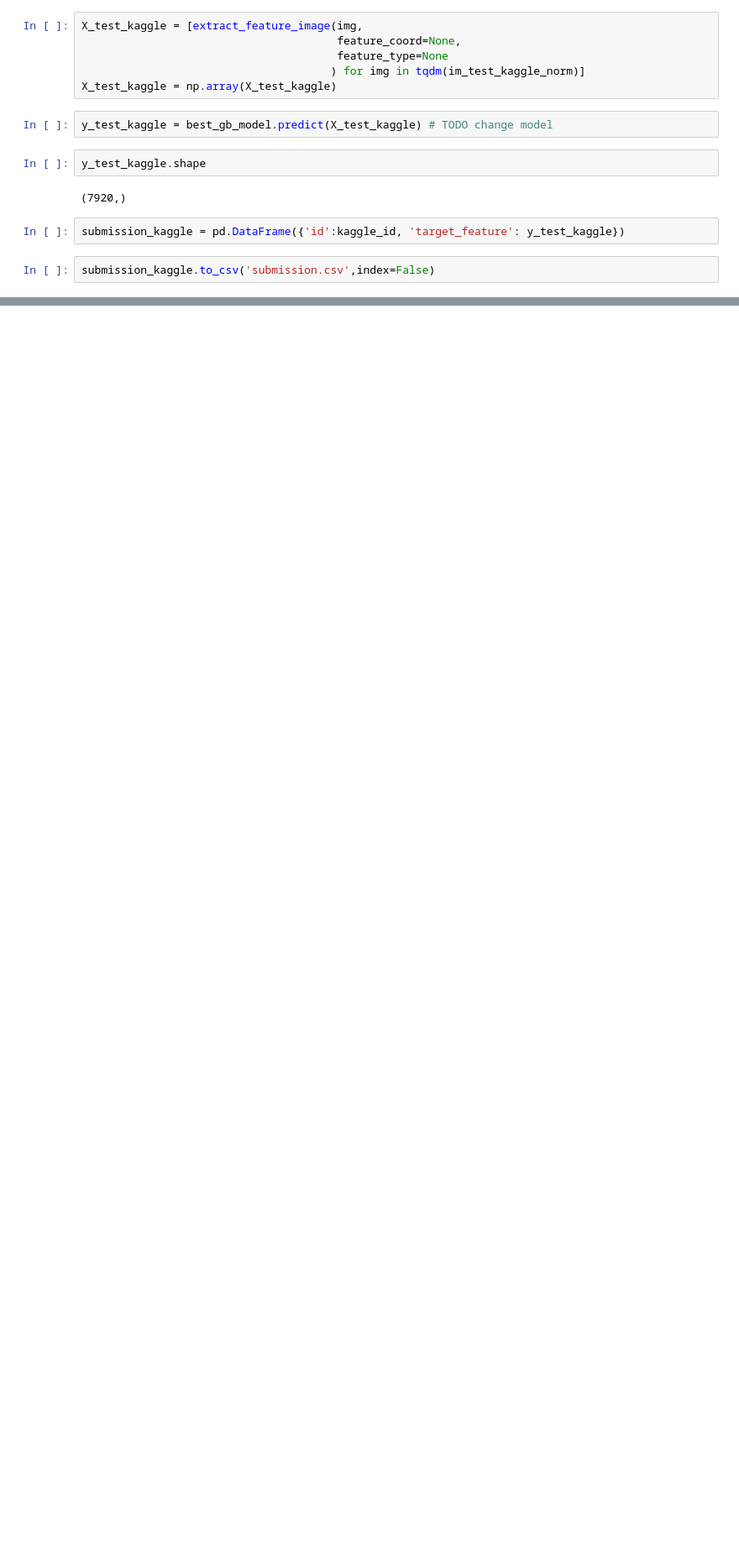
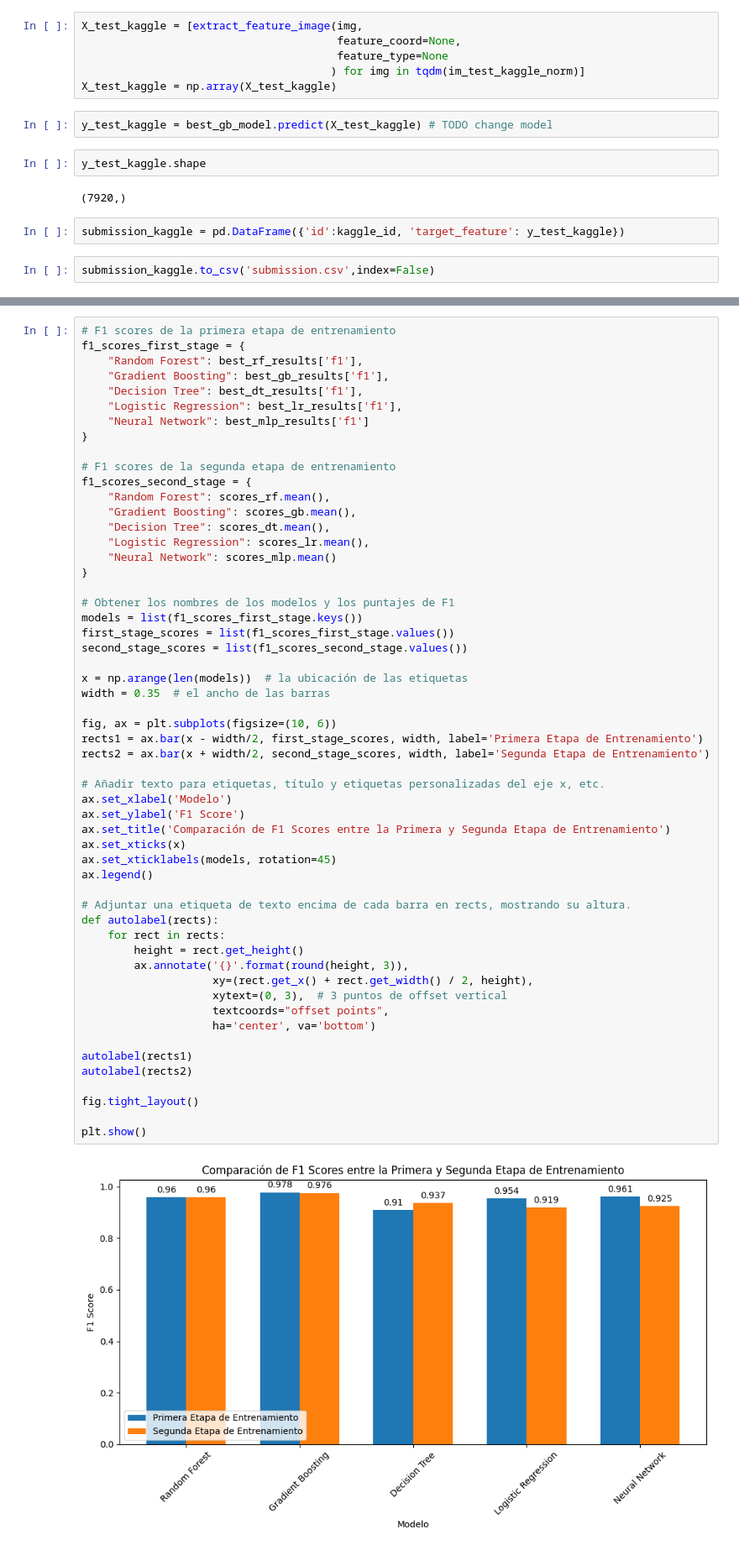
Before and after one commit to SantiagoTonarelli/Obligatorio-Machine-Learning-IA, a Jupyter notebook: Oliva-Severo-Tonarelli-Obligatorio.ipynb, the cells around one changed output, grey strips where cells are left out. Shown at 84% size. Saved outputs shown, nothing was run; the diff lists cells and outputs as text; blank space fills up the shorter version.

Commit message:
Added graphs

```diff
--- a/Oliva-Severo-Tonarelli-Obligatorio.ipynb
+++ b/Oliva-Severo-Tonarelli-Obligatorio.ipynb
@@ -592,0 +585,57 @@ submission_kaggle.to_csv('submission.csv',index=False)
+# %%
+# F1 scores de la primera etapa de entrenamiento
+f1_scores_first_stage = {
+    "Random Forest": best_rf_results['f1'],
+    "Gradient Boosting": best_gb_results['f1'],
+    "Decision Tree": best_dt_results['f1'],
+    "Logistic Regression": best_lr_results['f1'],
+    "Neural Network": best_mlp_results['f1']
+}
+
+# F1 scores de la segunda etapa de entrenamiento
+f1_scores_second_stage = {
+    "Random Forest": scores_rf.mean(),
+    "Gradient Boosting": scores_gb.mean(),
+    "Decision Tree": scores_dt.mean(),
+    "Logistic Regression": scores_lr.mean(),
+    "Neural Network": scores_mlp.mean()
+}
+
+# Obtener los nombres de los modelos y los puntajes de F1
+models = list(f1_scores_first_stage.keys())
+first_stage_scores = list(f1_scores_first_stage.values())
+second_stage_scores = list(f1_scores_second_stage.values())
+
+x = np.arange(len(models))  # la ubicación de las etiquetas
+width = 0.35  # el ancho de las barras
+
+fig, ax = plt.subplots(figsize=(10, 6))
+rects1 = ax.bar(x - width/2, first_stage_scores, width, label='Primera Etapa de Entrenamiento')
+rects2 = ax.bar(x + width/2, second_stage_scores, width, label='Segunda Etapa de Entrenamiento')
+
+# Añadir texto para etiquetas, título y etiquetas personalizadas del eje x, etc.
+ax.set_xlabel('Modelo')
+ax.set_ylabel('F1 Score')
+ax.set_title('Comparación de F1 Scores entre la Primera y Segunda Etapa de Entrenamiento')
+ax.set_xticks(x)
+ax.set_xticklabels(models, rotation=45)
+ax.legend()
+
+# Adjuntar una etiqueta de texto encima de cada barra en rects, mostrando su altura.
+def autolabel(rects):
+    for rect in rects:
+        height = rect.get_height()
+        ax.annotate('{}'.format(round(height, 3)),
+                    xy=(rect.get_x() + rect.get_width() / 2, height),
+                    xytext=(0, 3),  # 3 puntos de offset vertical
+                    textcoords="offset points",
+                    ha='center', va='bottom')
+
+autolabel(rects1)
+autolabel(rects2)
+
+fig.tight_layout()
+
+plt.show()
+# %% [output]
+[figure, added]
```
Also changed, not shown: parts of 13 cells of this notebook, 1 other file.
